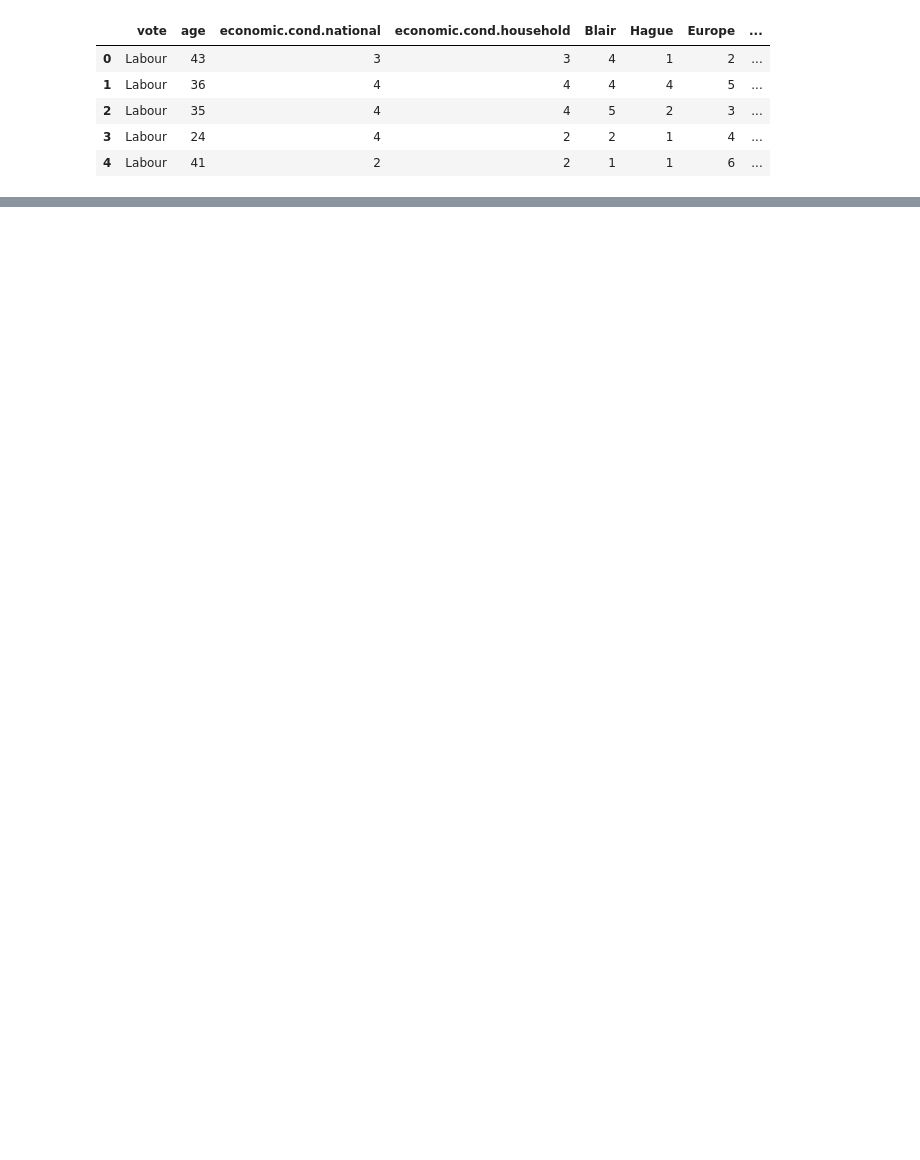
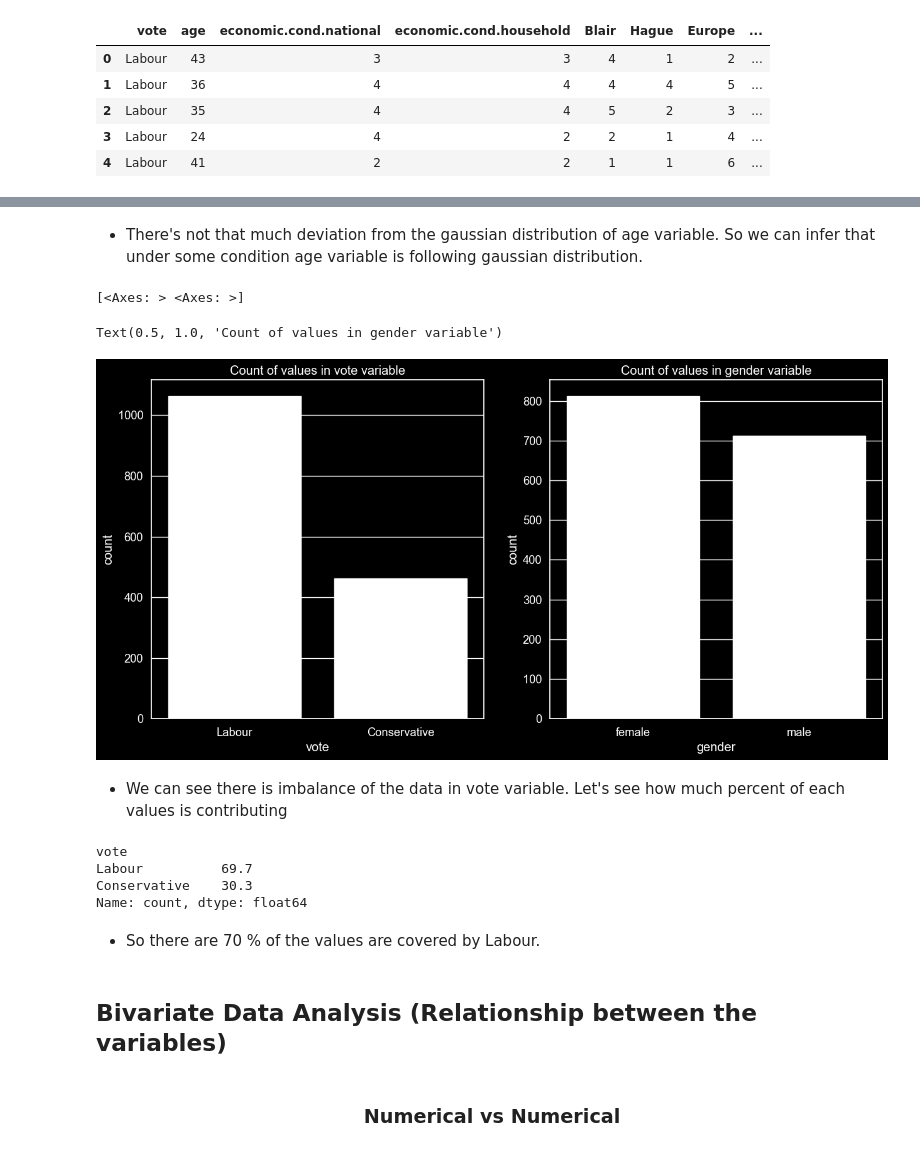
Before and after one commit to Shoyeb45/ElectionVotingPrediction, a Jupyter notebook: model.ipynb, the cells around one changed output, grey strips where cells are left out. Drawn from its saved outputs; the diff is of its cells as text; code cells hidden in the pictures; blank space fills up the shorter version.

```diff
--- a/model.ipynb
+++ b/model.ipynb
@@ -142,0 +229,31 @@ df.describe()   # Summary statistics for numerical data
+# %% [markdown]
+- There's not that much deviation from the gaussian distribution of age variable. So we can infer that under some condition age variable is following gaussian distribution.
+# %%
+plt.style.use("dark_background")
+fig, axes = plt.subplots(nrows = 1, ncols = 2)
+fig.set_figheight(7)
+fig.set_figwidth(15)
+print(axes)
+sns.countplot(x=df['vote'], ax = axes[0], color="white").set_title(label = "Count of values in vote variable")
+sns.countplot(x=df['gender'], ax = axes[1], color="white").set_title(label = "Count of values in gender variable")
+# %% [output]
+[<Axes: > <Axes: >]
+Text(0.5, 1.0, 'Count of values in gender variable')
+[figure, added]
+# %% [markdown]
+- We can see there is imbalance of the data in vote variable. Let's see how much percent of each values is contributing
+# %%
+rows = df.shape[0]
+
+round((df["vote"].value_counts() * 100) / rows, 2)
+# %% [output]
+vote
+Labour          69.7
+Conservative    30.3
+Name: count, dtype: float64
+# %% [markdown]
+- So there are 70 % of the values are covered by Labour.
+# %% [markdown]
+## Bivariate Data Analysis (Relationship between the variables)
+# %% [markdown]
+### <p align="center">Numerical vs Numerical</p>
```
Also changed, not shown: parts of 38 cells of this notebook.
